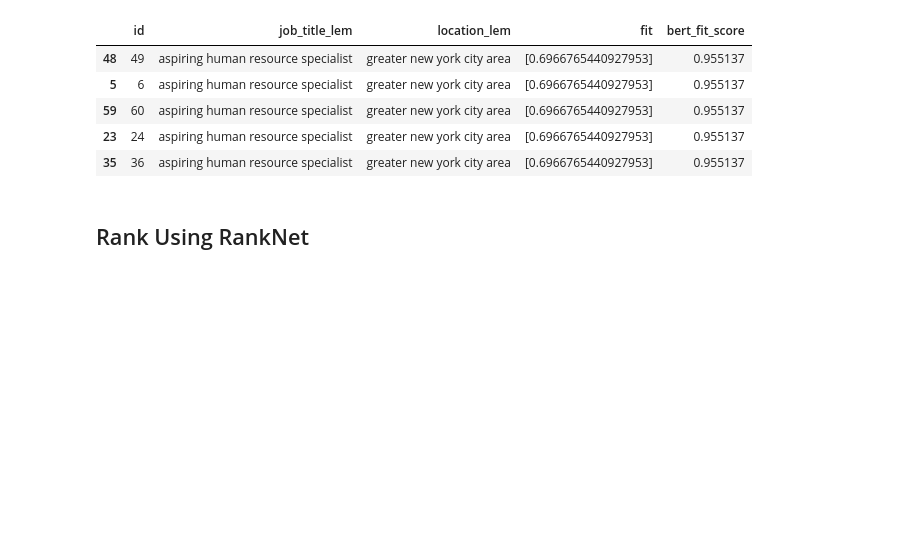
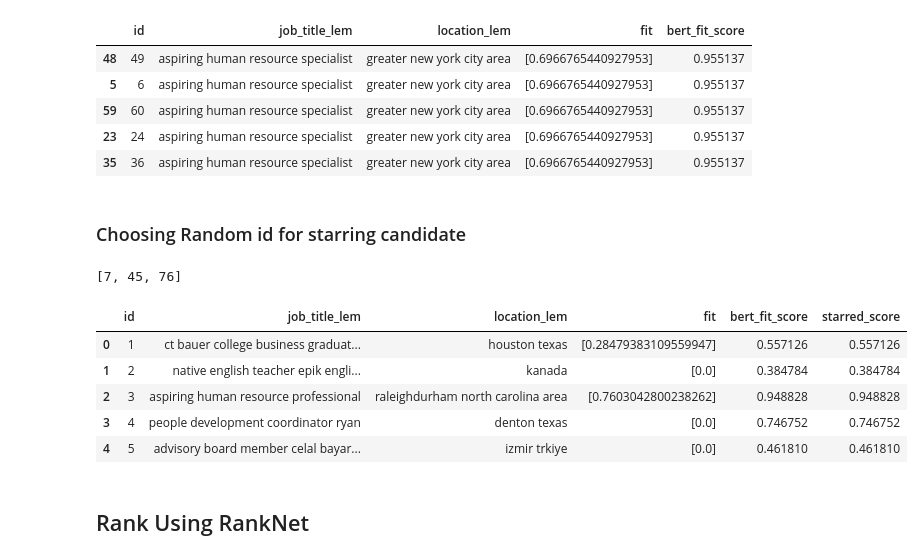
Before and after one commit to Rameshaayan/projects, a Jupyter notebook: lFRzXppQ9rTufUeM.ipynb, the cells around one changed output. Saved outputs shown, nothing was run; the diff lists cells and outputs as text; code cells hidden in the pictures; blank space fills up the shorter version.

```diff
--- a/lFRzXppQ9rTufUeM.ipynb
+++ b/lFRzXppQ9rTufUeM.ipynb
@@ -310,3 +310,5 @@ df.sort_values(by = 'bert_fit_score',ascending=False).head()
 | 59 | 60 | aspiring human resource specialist | greater new york city area | [0.6966765440927953] | 0.955137 |
 | 23 | 24 | aspiring human resource specialist | greater new york city area | [0.6966765440927953] | 0.955137 |
 | 35 | 36 | aspiring human resource specialist | greater new york city area | [0.6966765440927953] | 0.955137 |
+# %% [markdown]
+### Choosing Random id for starring candidate
@@ -313,3 +317,19 @@ df.sort_values(by = 'bert_fit_score',ascending=False).head()
+# %%
+starred
+# %% [output]
+[7, 45, 76]
+# %%
+df['starred_score'] = df['bert_fit_score']
+for id_num in starred:
+    df.loc[df['id'] == id_num,'starred_score'] = 1
+df.head()
+# %% [output]
+|  | id | job_title_lem | location_lem | fit | bert_fit_score | starred_score |
+| 0 | 1 | ct bauer college business graduat... | houston texas | [0.28479383109559947] | 0.557126 | 0.557126 |
+| 1 | 2 | native english teacher epik engli... | kanada | [0.0] | 0.384784 | 0.384784 |
+| 2 | 3 | aspiring human resource professional | raleighdurham north carolina area | [0.7603042800238262] | 0.948828 | 0.948828 |
+| 3 | 4 | people development coordinator ryan | denton texas | [0.0] | 0.746752 | 0.746752 |
+| 4 | 5 | advisory board member celal bayar... | izmir trkiye | [0.0] | 0.461810 | 0.461810 |
 # %% [markdown]
 ## Rank Using RankNet
 # %%
```
Also changed, not shown: parts of 5 cells of this notebook.
